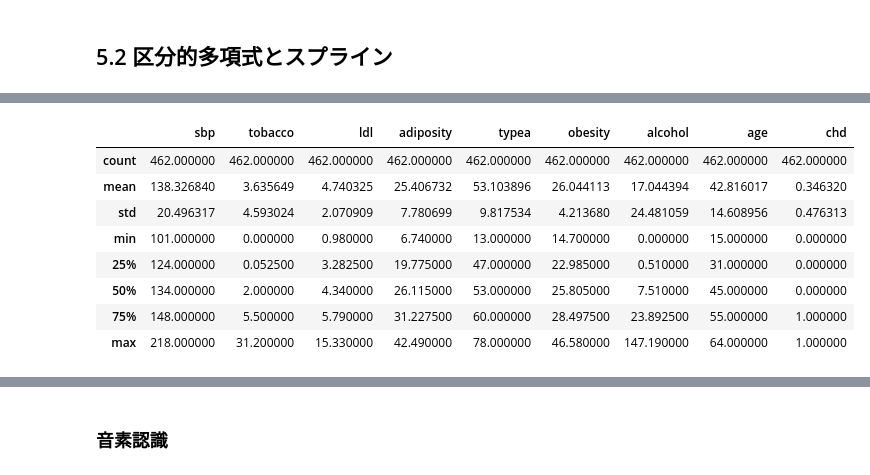
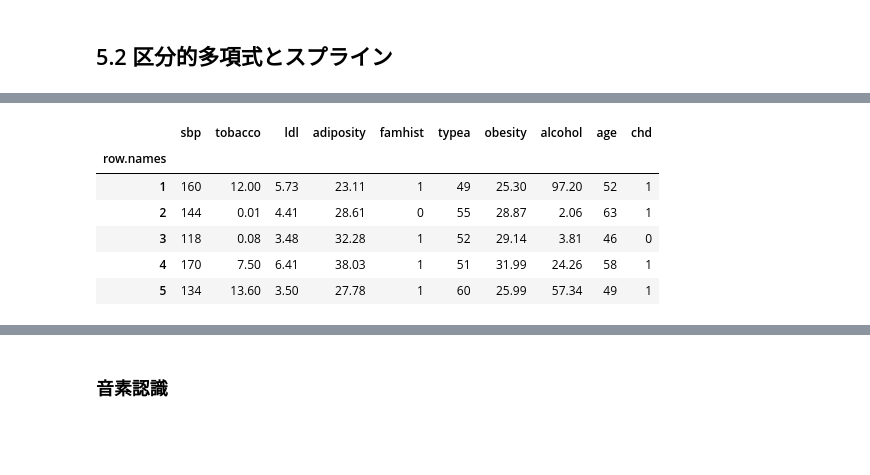
Before and after one commit to sorashido/esl-learn, a Jupyter notebook: chapter5.ipynb, the cells around one changed output, grey strips where cells are left out. Drawn from its saved outputs; the diff is of its cells as text; code cells hidden in the pictures; blank space fills up the shorter version.

```diff
--- a/chapter5.ipynb
+++ b/chapter5.ipynb
@@ -172,13 +195,13 @@ Text(0.5,1,'3次自然スプライン')
 # %%
 df_saheart = pd.read_csv('./data/heart/SAheart.data', index_col=0)
-df_saheart.describe()
+df_saheart['famhist'] = df_saheart['famhist'].map({'Present': 1,
+                                                   'Absent': 0})
+df_saheart.head()
 # %% [output]
-|  | sbp | tobacco | ldl | adiposity | typea | obesity | alcohol | age | chd |
-| count | 462.000000 | 462.000000 | 462.000000 | 462.000000 | 462.000000 | 462.000000 | 462.000000 | 462.000000 | 462.000000 |
-| mean | 138.326840 | 3.635649 | 4.740325 | 25.406732 | 53.103896 | 26.044113 | 17.044394 | 42.816017 | 0.346320 |
-| std | 20.496317 | 4.593024 | 2.070909 | 7.780699 | 9.817534 | 4.213680 | 24.481059 | 14.608956 | 0.476313 |
-| min | 101.000000 | 0.000000 | 0.980000 | 6.740000 | 13.000000 | 14.700000 | 0.000000 | 15.000000 | 0.000000 |
-| 25% | 124.000000 | 0.052500 | 3.282500 | 19.775000 | 47.000000 | 22.985000 | 0.510000 | 31.000000 | 0.000000 |
-| 50% | 134.000000 | 2.000000 | 4.340000 | 26.115000 | 53.000000 | 25.805000 | 7.510000 | 45.000000 | 0.000000 |
-| 75% | 148.000000 | 5.500000 | 5.790000 | 31.227500 | 60.000000 | 28.497500 | 23.892500 | 55.000000 | 1.000000 |
-| max | 218.000000 | 31.200000 | 15.330000 | 42.490000 | 78.000000 | 46.580000 | 147.190000 | 64.000000 | 1.000000 |
+|  | sbp | tobacco | ldl | adiposity | famhist | typea | obesity | alcohol | age | chd |
+| row.names |  |  |  |  |  |  |  |  |  |  |
+| 1 | 160 | 12.00 | 5.73 | 23.11 | 1 | 49 | 25.30 | 97.20 | 52 | 1 |
+| 2 | 144 | 0.01 | 4.41 | 28.61 | 0 | 55 | 28.87 | 2.06 | 63 | 1 |
+| 3 | 118 | 0.08 | 3.48 | 32.28 | 1 | 52 | 29.14 | 3.81 | 46 | 0 |
+| 4 | 170 | 7.50 | 6.41 | 38.03 | 1 | 51 | 31.99 | 24.26 | 58 | 1 |
+| 5 | 134 | 13.60 | 3.50 | 27.78 | 1 | 60 | 25.99 | 57.34 | 49 | 1 |
```
Also changed, not shown: parts of 18 cells of this notebook, 1 other file.
